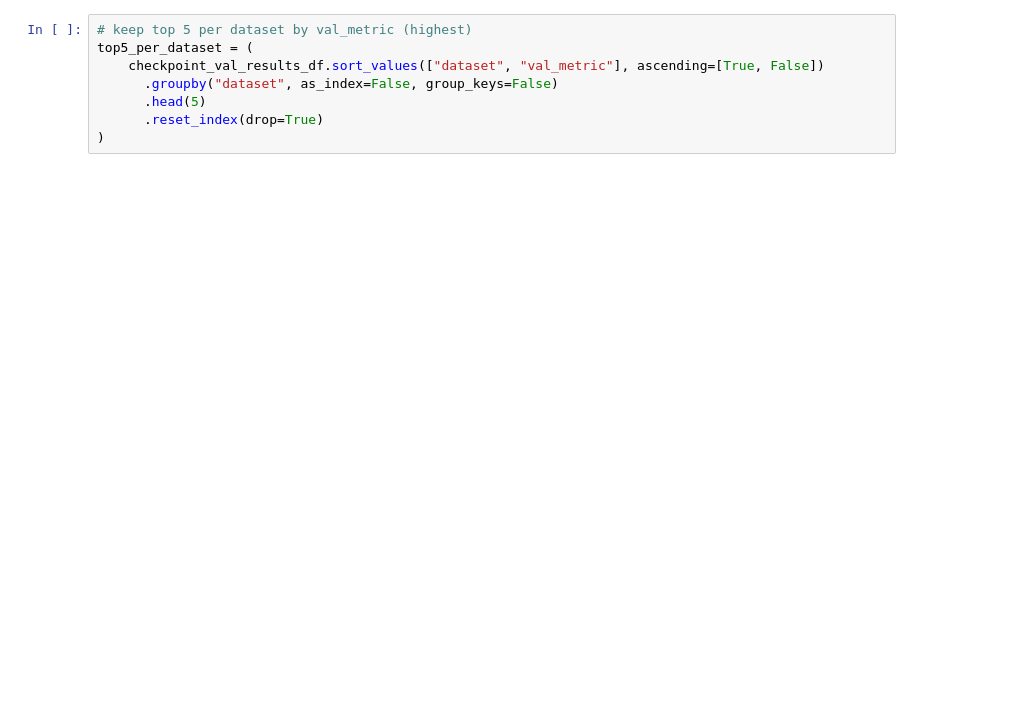
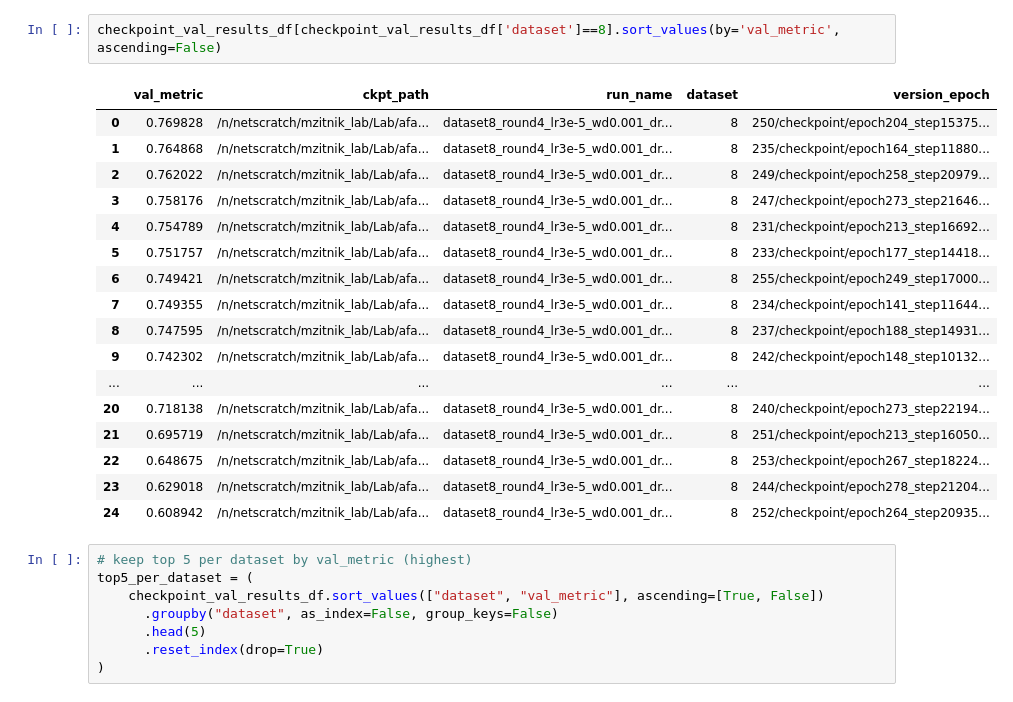
Before and after one commit to mims-harvard/ATOMICA, a Jupyter notebook: case_studies/masif_ligand_benchmark/benchmarking_dist8.ipynb, the cells around one changed output. Drawn from its saved outputs; the diff is of its cells as text; blank space fills up the shorter version.

```diff
--- a/case_studies/masif_ligand_benchmark/benchmarking_dist8.ipynb
+++ b/case_studies/masif_ligand_benchmark/benchmarking_dist8.ipynb
@@ -56,4 +49,24 @@ dataset
 Name: count, dtype: int64
+# %%
+checkpoint_val_results_df[checkpoint_val_results_df['dataset']==8].sort_values(by='val_metric', ascending=False)
+# %% [output]
+|  | val_metric | ckpt_path | run_name | dataset | version_epoch |
+| 0 | 0.769828 | /n/netscratch/mzitnik_lab/Lab/afa... | dataset8_round4_lr3e-5_wd0.001_dr... | 8 | 250/checkpoint/epoch204_step15375... |
+| 1 | 0.764868 | /n/netscratch/mzitnik_lab/Lab/afa... | dataset8_round4_lr3e-5_wd0.001_dr... | 8 | 235/checkpoint/epoch164_step11880... |
+| 2 | 0.762022 | /n/netscratch/mzitnik_lab/Lab/afa... | dataset8_round4_lr3e-5_wd0.001_dr... | 8 | 249/checkpoint/epoch258_step20979... |
+| 3 | 0.758176 | /n/netscratch/mzitnik_lab/Lab/afa... | dataset8_round4_lr3e-5_wd0.001_dr... | 8 | 247/checkpoint/epoch273_step21646... |
+| 4 | 0.754789 | /n/netscratch/mzitnik_lab/Lab/afa... | dataset8_round4_lr3e-5_wd0.001_dr... | 8 | 231/checkpoint/epoch213_step16692... |
+| 5 | 0.751757 | /n/netscratch/mzitnik_lab/Lab/afa... | dataset8_round4_lr3e-5_wd0.001_dr... | 8 | 233/checkpoint/epoch177_step14418... |
+| 6 | 0.749421 | /n/netscratch/mzitnik_lab/Lab/afa... | dataset8_round4_lr3e-5_wd0.001_dr... | 8 | 255/checkpoint/epoch249_step17000... |
+| 7 | 0.749355 | /n/netscratch/mzitnik_lab/Lab/afa... | dataset8_round4_lr3e-5_wd0.001_dr... | 8 | 234/checkpoint/epoch141_step11644... |
+| 8 | 0.747595 | /n/netscratch/mzitnik_lab/Lab/afa... | dataset8_round4_lr3e-5_wd0.001_dr... | 8 | 237/checkpoint/epoch188_step14931... |
+| 9 | 0.742302 | /n/netscratch/mzitnik_lab/Lab/afa... | dataset8_round4_lr3e-5_wd0.001_dr... | 8 | 242/checkpoint/epoch148_step10132... |
+| ... | ... | ... | ... | ... | ... |
+| 20 | 0.718138 | /n/netscratch/mzitnik_lab/Lab/afa... | dataset8_round4_lr3e-5_wd0.001_dr... | 8 | 240/checkpoint/epoch273_step22194... |
+| 21 | 0.695719 | /n/netscratch/mzitnik_lab/Lab/afa... | dataset8_round4_lr3e-5_wd0.001_dr... | 8 | 251/checkpoint/epoch213_step16050... |
+| 22 | 0.648675 | /n/netscratch/mzitnik_lab/Lab/afa... | dataset8_round4_lr3e-5_wd0.001_dr... | 8 | 253/checkpoint/epoch267_step18224... |
+| 23 | 0.629018 | /n/netscratch/mzitnik_lab/Lab/afa... | dataset8_round4_lr3e-5_wd0.001_dr... | 8 | 244/checkpoint/epoch278_step21204... |
+| 24 | 0.608942 | /n/netscratch/mzitnik_lab/Lab/afa... | dataset8_round4_lr3e-5_wd0.001_dr... | 8 | 252/checkpoint/epoch264_step20935... |
 # %%
 # keep top 5 per dataset by val_metric (highest)
 top5_per_dataset = (
```
Also changed, not shown: parts of 7 cells of this notebook, 2 other files.
